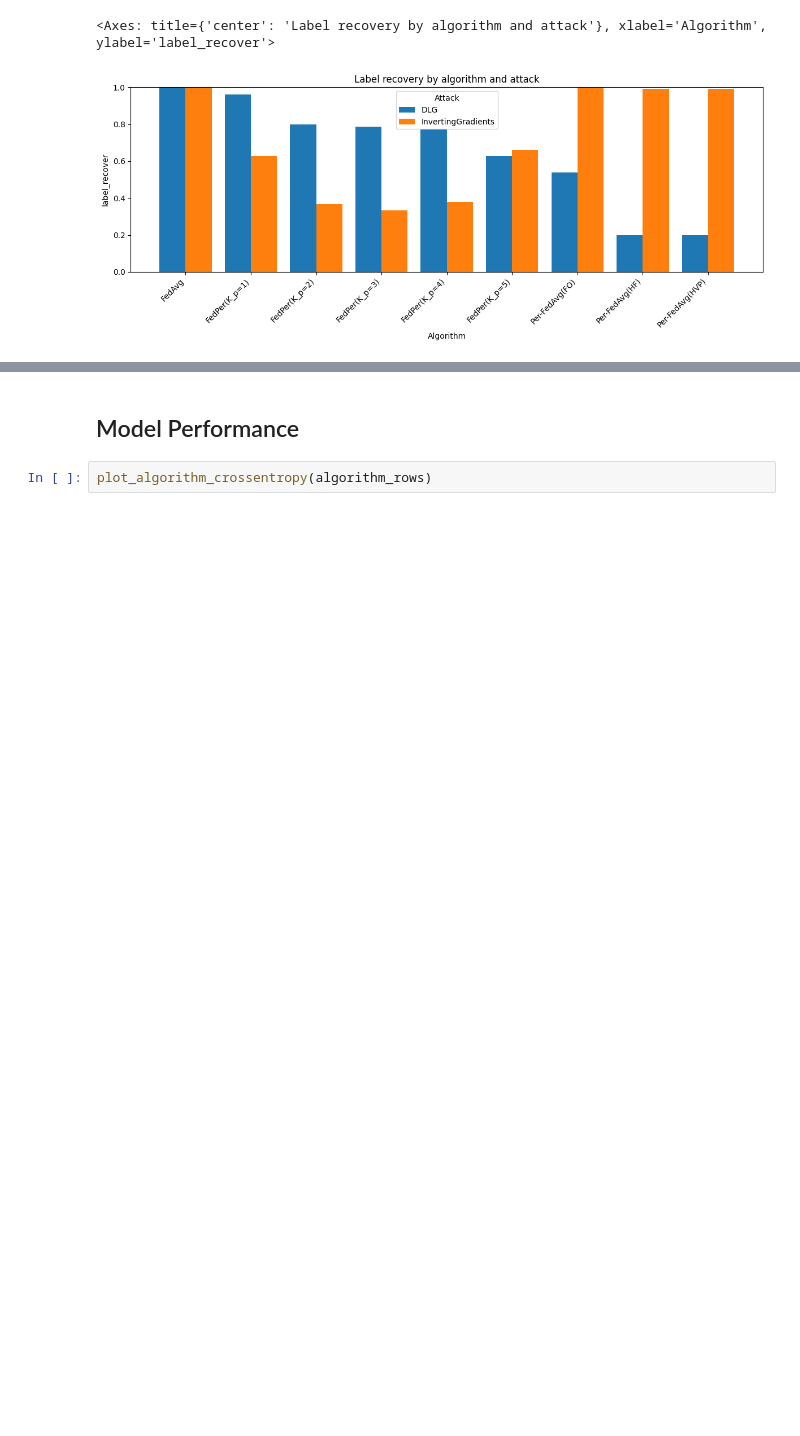
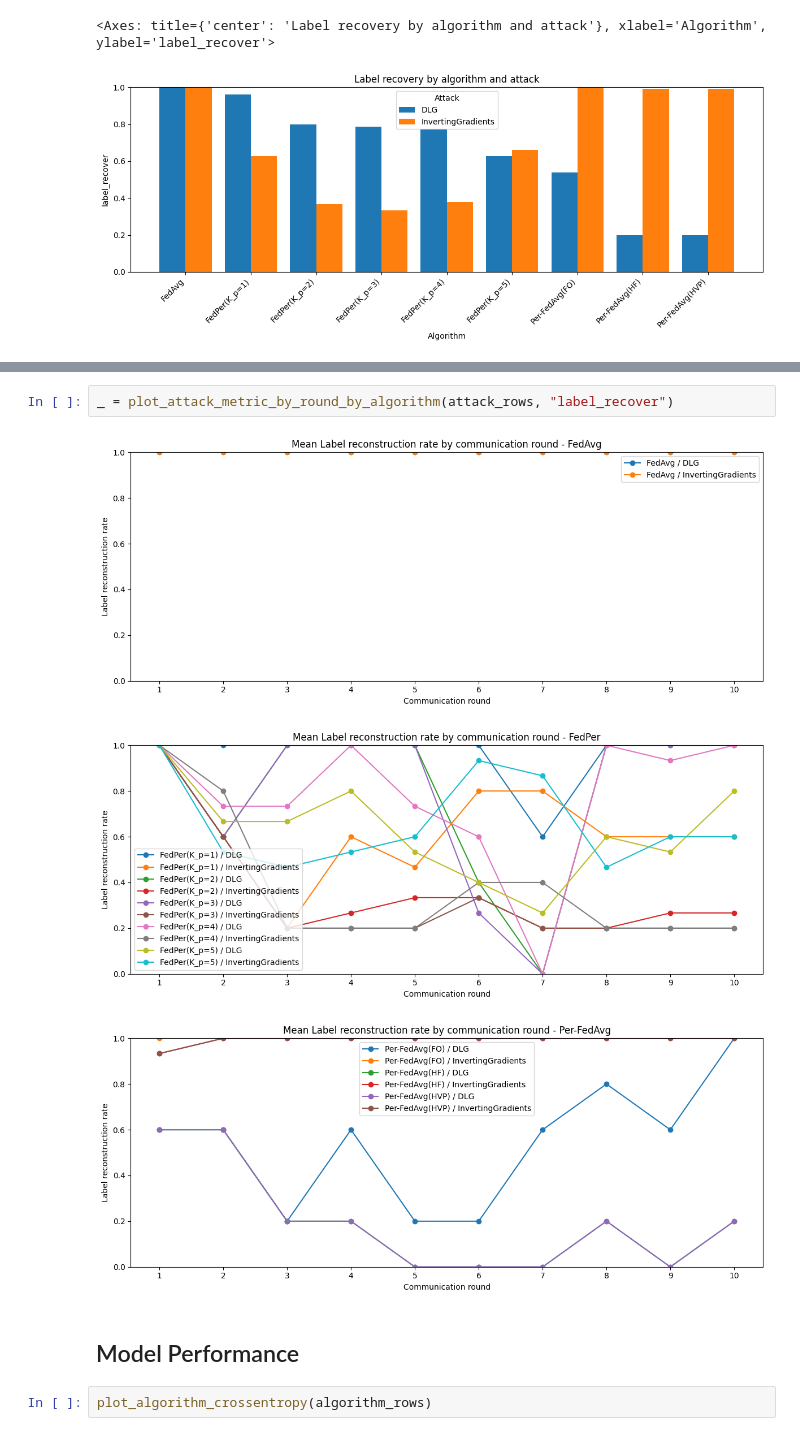
Before and after one commit to rt-k3498/PFL-attack-silmulation, a Jupyter notebook: result_analysis/result_analysis.ipynb, the cells around one changed output, grey strips where cells are left out. Drawn from its saved outputs; the diff is of its cells as text; blank space fills up the shorter version.

```diff
--- a/result_analysis/result_analysis.ipynb
+++ b/result_analysis/result_analysis.ipynb
@@ -107,3 +128,9 @@ plot_attack_metric(attack_rows, "label_recover", title="Label recovery by algori
+# %%
+_ = plot_attack_metric_by_round_by_algorithm(attack_rows, "label_recover")
+# %% [output]
+[figure, added]
+[figure, added]
+[figure, added]
 # %% [markdown]
 ## Model Performance
 # %%
```
Also changed, not shown: parts of 5 cells of this notebook, 2 other files.
